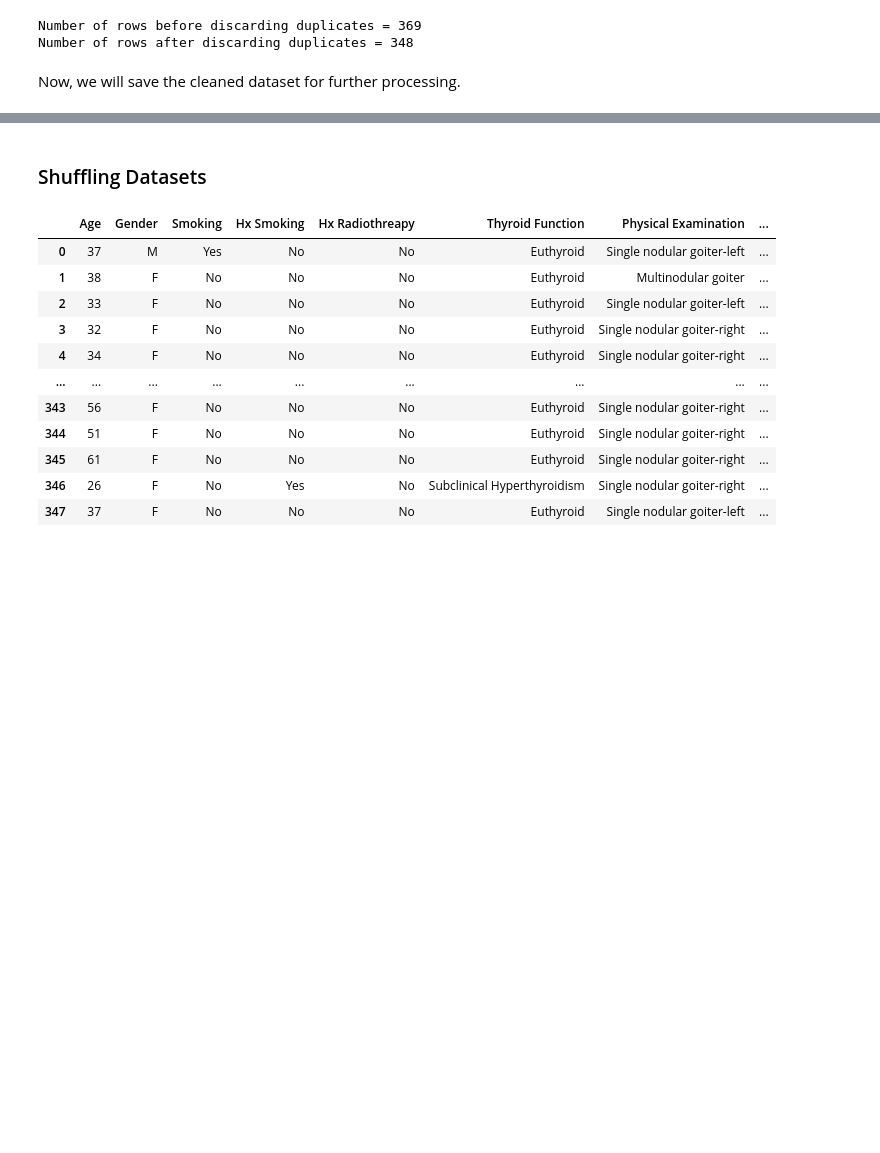
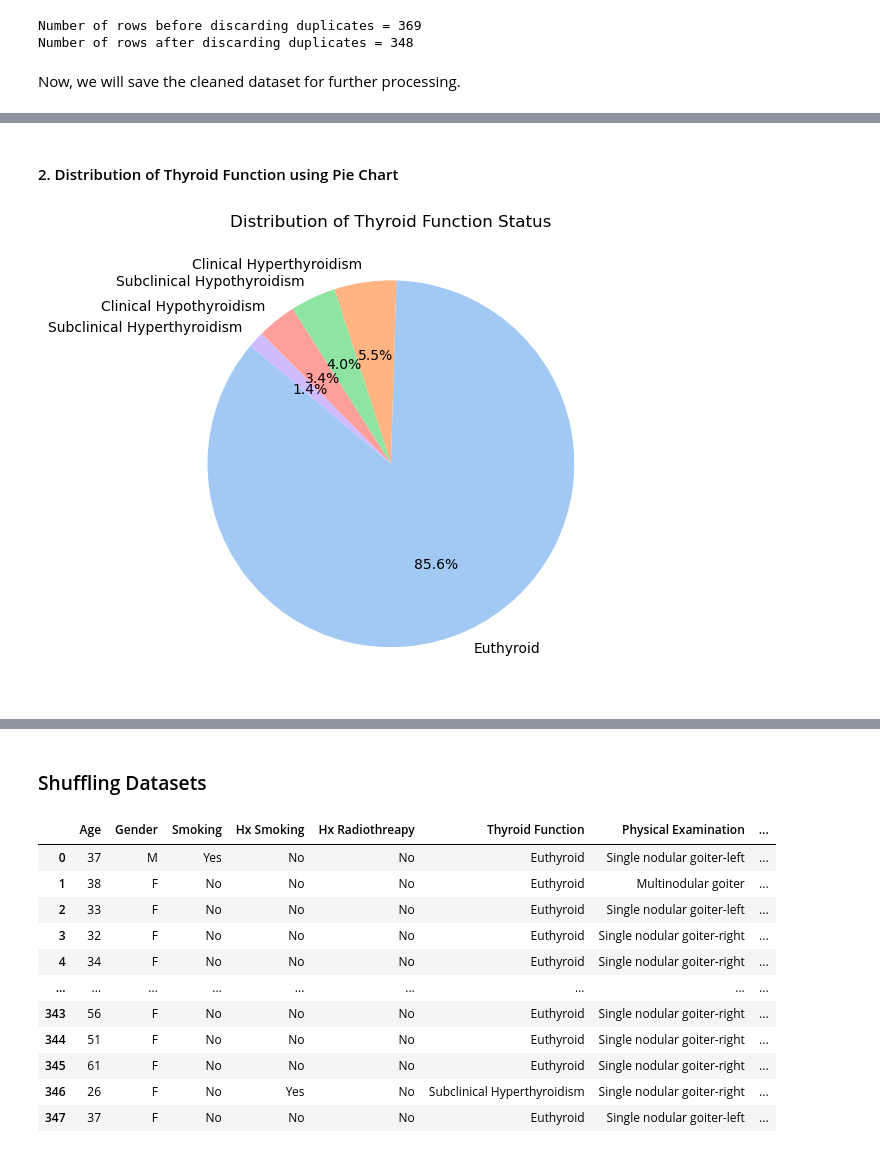
Before and after one commit to Romin-6522/CSC177-Outliers-Projects, a Jupyter notebook: DTCR_DataPreprocessing.ipynb, the cells around one changed output, grey strips where cells are left out. Saved outputs shown, nothing was run; the diff lists cells and outputs as text; code cells hidden in the pictures; blank space fills up the shorter version.

```diff
--- a/DTCR_DataPreprocessing.ipynb
+++ b/DTCR_DataPreprocessing.ipynb
@@ -247,0 +273,13 @@ data.to_csv('cleaned_Thyroid_data.csv', index = False)
+# %% [markdown]
+#### 2. Distribution of Thyroid Function using Pie Chart
+# %%
+thyroid_function_counts = data['Thyroid Function'].value_counts()
+
+plt.figure(figsize=(6, 6))
+plt.pie(thyroid_function_counts, labels=thyroid_function_counts.index, autopct='%1.1f%%', startangle=140, colors=sns.color_palette("pastel"))
+plt.title('Distribution of Thyroid Function Status')
+plt.tight_layout()
+
+plt.show()
+# %% [output]
+[figure, added]
```
Also changed, not shown: parts of 16 cells of this notebook.
